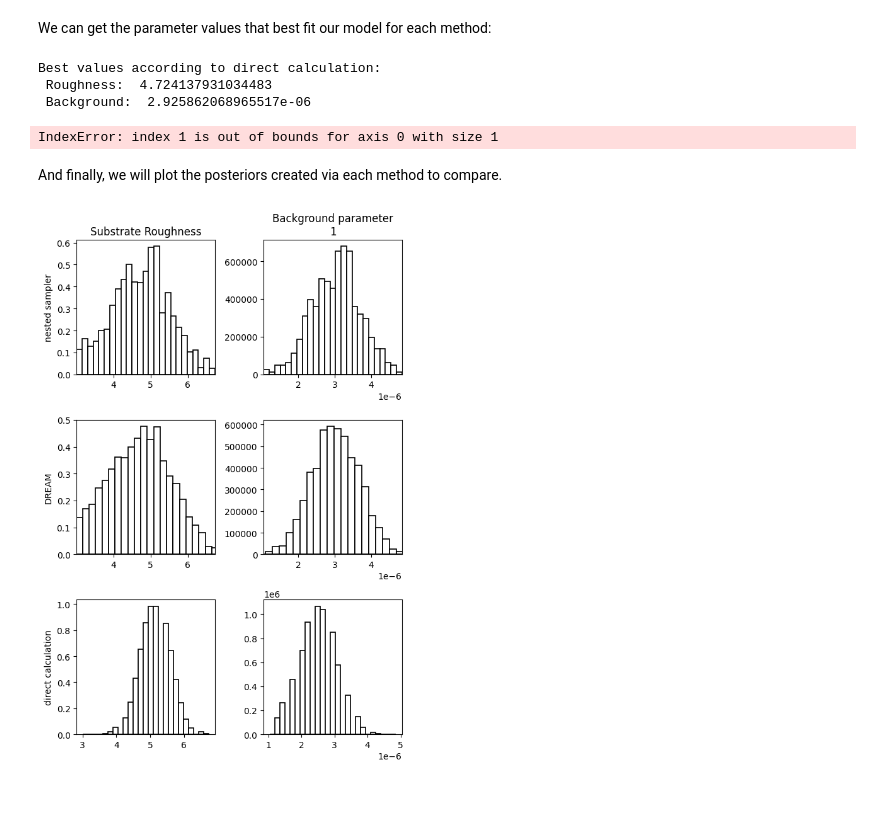
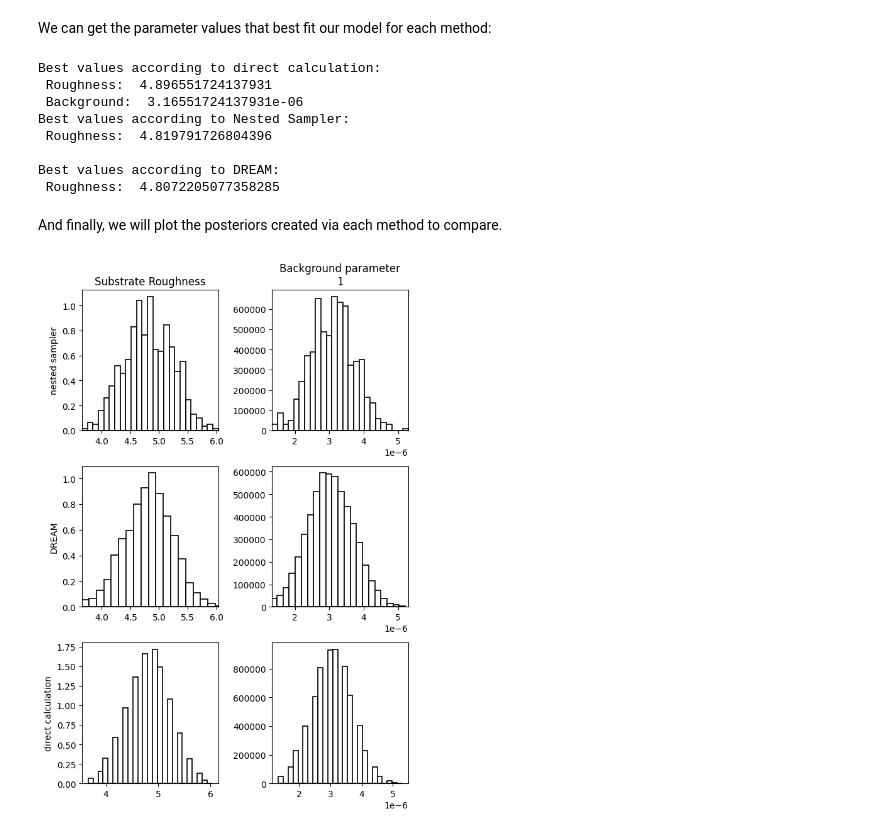
Before and after one commit to RascalSoftware/python-RAT, a Jupyter notebook: RATapi/examples/bayes_benchmark/bayes_benchmark.ipynb, the cells around one changed output. Saved outputs shown, nothing was run; the diff lists cells and outputs as text; code cells hidden in the pictures; blank space fills up the shorter version.

```diff
--- a/RATapi/examples/bayes_benchmark/bayes_benchmark.ipynb
+++ b/RATapi/examples/bayes_benchmark/bayes_benchmark.ipynb
@@ -32,7 +32,7 @@ project = RAT.Project(
         background_parameters=[
             Parameter(name="Background parameter 1", min=5e-08, value=3.069003361230152e-06, max=7e-06, fit=True)
         ],
-        scalefactors=[Parameter(name="Scalefactor 1", min=0.07, value=0.10141560336360426, max=0.13, fit=True)],
+        scalefactors=[Parameter(name="Scalefactor 1", min=0.07, value=0.10141560336360426, max=0.13, fit=False)],
         bulk_in=[Parameter(name="Air", min=0.0, value=0.0, max=0.0, fit=False)],
         bulk_out=[Parameter(name="D2O", min=6.3e-06, value=6.35e-06, max=6.4e-06, fit=False)],
         resolution_parameters=[Parameter(name="Resolution parameter 1", min=0.01, value=0.03, max=0.05, fit=False)],
@@ -197,16 +197,22 @@ print("Best values according to direct calculation:\n",
 
 print("Best values according to Nested Sampler:\n",
       "Roughness: ", ns_results.fitParams[0], "\n",
-      "Background: ", ns_results.fitParams[1])
+      ## FIXME: once fitParams outputs properly!
+)#      "Background: ", ns_results.fitParams[1])
 
-print("Best values according to Nested Sampler:\n",
+print("Best values according to DREAM:\n",
       "Roughness: ", dream_results.fitParams[0], "\n",
-      "Background: ", dream_results.fitParams[1])
+      ## FIXME: once fitParams outputs properly!
+      )#      "Background: ", dream_results.fitParams[1])
 # %% [output]
 Best values according to direct calculation:
- Roughness:  4.724137931034483
- Background:  2.925862068965517e-06
+ Roughness:  4.896551724137931
+ Background:  3.16551724137931e-06
+Best values according to Nested Sampler:
+ Roughness:  4.819791726804396
+
+Best values according to DREAM:
+ Roughness:  4.8072205077358285
-IndexError: index 1 is out of bounds for axis 0 with size 1
 # %% [markdown]
 And finally, we will plot the posteriors created via each method to compare.
 # %%
@@ -225,36 +231,36 @@ for i in [0, 1]:
     axes[1][i].set_title("")
 
 # marginalise the probability array to get distributions for each parameter
-roughness_distribution = np.sum(probability_array, axis=0)
-background_distribution = np.sum(probability_array, axis=1)
+roughness_distribution = np.sum(probability_array, axis=1)
+background_distribution = np.sum(probability_array, axis=0)
 
 axes[2][0].hist(
     roughness,
     bins=25,
     range=axes[0][0].get_xlim(),
     weights=roughness_distribution,
     density=True,
     edgecolor="black",
     linewidth=1.2,
     color="white",
     )
 
 axes[2][1].hist(
     background,
     bins=25,
     range=axes[0][1].get_xlim(),
     weights=background_distribution,
     density=True,
     edgecolor="black",
     linewidth=1.2,
     color="white",
     )
 
 axes[0][0].set_ylabel("nested sampler")
 axes[1][0].set_ylabel("DREAM")
 axes[2][0].set_ylabel("direct calculation")
 fig.tight_layout()
 
 fig.show()
 # %% [output]
-[figure, old version]
+[figure, new version]
```
Also changed, not shown: parts of 3 cells of this notebook, 1 other file.
